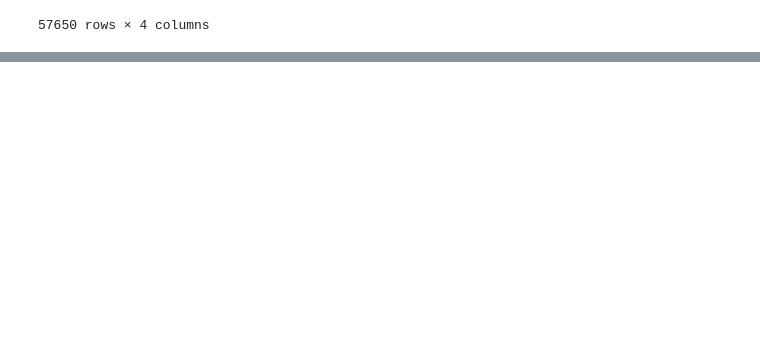
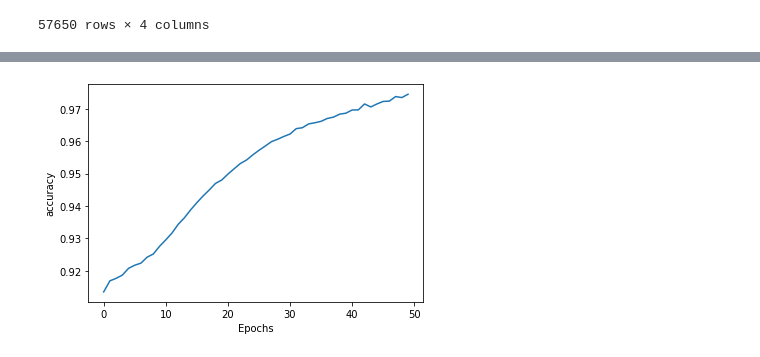
Before and after one commit to AEsir777/some-data-analysis-project, a Jupyter notebook: NLP/text_generation_model.ipynb, the cells around one changed output, grey strips where cells are left out. Drawn from its saved outputs; the diff is of its cells as text; code cells hidden in the pictures; blank space fills up the shorter version.

Commit message:
complete the model

```diff
--- a/NLP/text_generation_model.ipynb
+++ b/NLP/text_generation_model.ipynb
@@ -45,0 +130,6 @@ ds = pd.read_csv('/tmp/songdata.csv', dtype=str)[:20]
+# %%
+input_sequences = []
+labels = []
+for sequence in sequences:
+  input_sequences.append(sequence[:-1].numpy())
+  labels.append(sequence[-1].numpy())
@@ -45,0 +156,4 @@ ds = pd.read_csv('/tmp/songdata.csv', dtype=str)[:20]
+# %%
+input_sequences = np.array(tf.keras.preprocessing.sequence.pad_sequences(input_sequences, maxlen=max_sequence_len, padding='pre'))
+# %%
+labels = tf.keras.utils.to_categorical(labels, num_classes=len(vocab) + 1)
@@ -45,0 +192,9 @@ ds = pd.read_csv('/tmp/songdata.csv', dtype=str)[:20]
+# %%
+model = tf.keras.models.Sequential([
+    tf.keras.layers.Embedding(total + 1, 64, input_length=max_sequence_len),
+    tf.keras.layers.Bidirectional(tf.keras.layers.LSTM(20)),
+    tf.keras.layers.Dense(total + 1, activation='softmax')
+])
+
+model.compile(loss='categorical_crossentropy', optimizer='adam', metrics=['accuracy'])
+history = model.fit(input_sequences, labels, epochs=50, verbose=1)
@@ -45,0 +219,12 @@ ds = pd.read_csv('/tmp/songdata.csv', dtype=str)[:20]
+# %%
+import matplotlib.pyplot as plt
+
+def plot_graphs(history, string):
+  plt.plot(history.history[string])
+  plt.xlabel("Epochs")
+  plt.ylabel(string)
+  plt.show()
+
+plot_graphs(history, 'accuracy')
+# %% [output]
+[figure, added]
```
Also changed, not shown: parts of 26 cells of this notebook.
